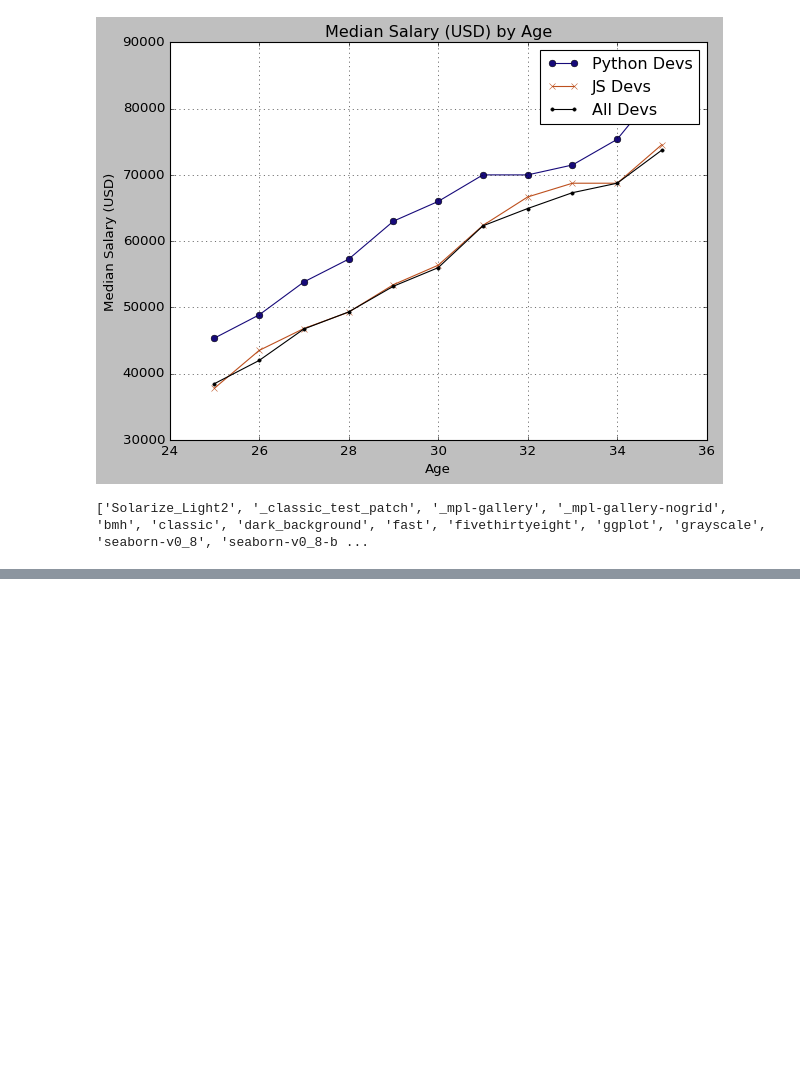
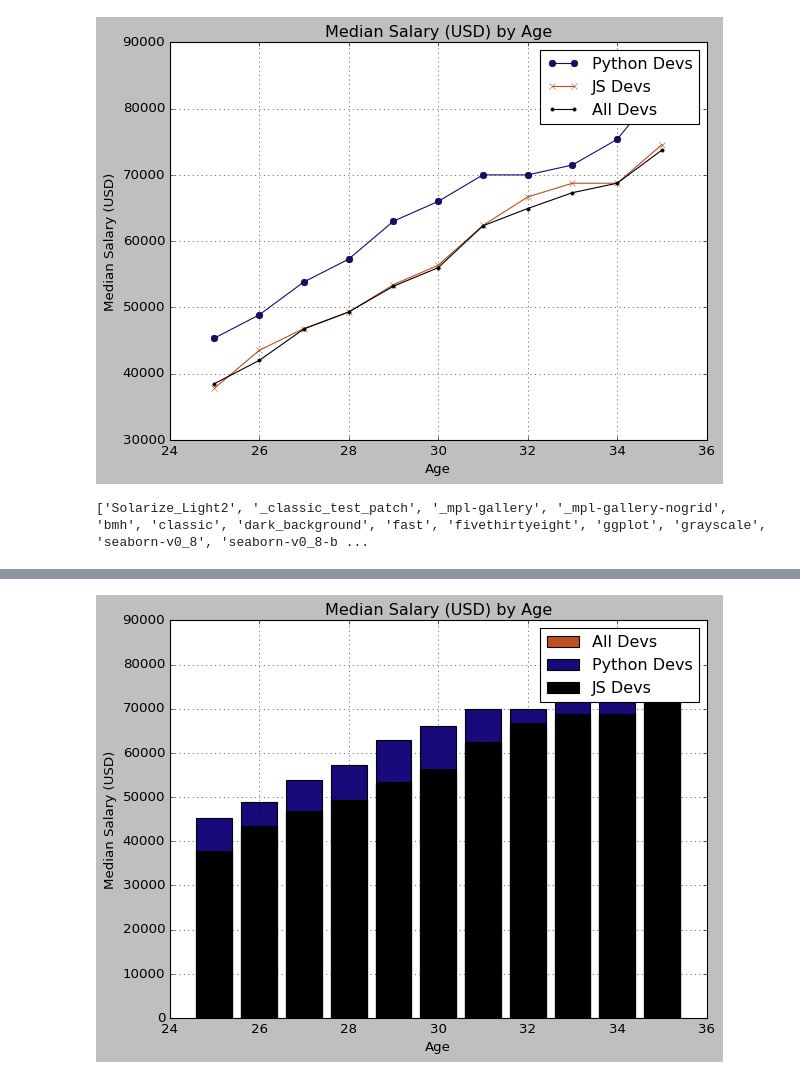
Before and after one commit to Jadaadhaari/PythonTutorial, a Jupyter notebook: matplotlib_tutorial.ipynb, the cells around one changed output, grey strips where cells are left out. Drawn from its saved outputs; the diff is of its cells as text; code cells hidden in the pictures; blank space fills up the shorter version.

```diff
--- a/matplotlib_tutorial.ipynb
+++ b/matplotlib_tutorial.ipynb
@@ -34,0 +75,26 @@ print(plt.style.available)
+# %%
+from matplotlib import pyplot as plt
+plt.style.use("classic")
+# Median Developer Salaries by Age
+ages_x = [25, 26, 27, 28, 29, 30, 31, 32, 33, 34, 35]
+dev_y = [38496, 42000, 46752, 49320, 53200, 56000, 62316, 64928, 67317, 68748, 73752]
+py_dev_y = [45372, 48876, 53850, 57287, 63016, 65998, 70003, 70000, 71496, 75370, 83640]
+js_dev_y = [37810, 43515, 46823, 49293, 53437, 56373, 62375, 66674, 68745, 68746, 74583]
+
+x_label = "Age"
+y_label = "Median Salary (USD)"
+plt_title = "Median Salary (USD) by Age"
+
+plt.bar(ages_x, dev_y, color="#bd501e", linestyle="-", label="All Devs")
+plt.bar(ages_x, py_dev_y, color="#170a7a", linestyle="-", label="Python Devs")
+plt.bar(ages_x, js_dev_y, color="#000000", linestyle="-", label="JS Devs")
+
+plt.xlabel(x_label)
+plt.ylabel(y_label)
+plt.title(plt_title)
+plt.legend()
+plt.grid(True)
+plt.tight_layout()
+plt.show()
+# %% [output]
+[figure, added]
```
Also changed, not shown: parts of 9 cells of this notebook.
